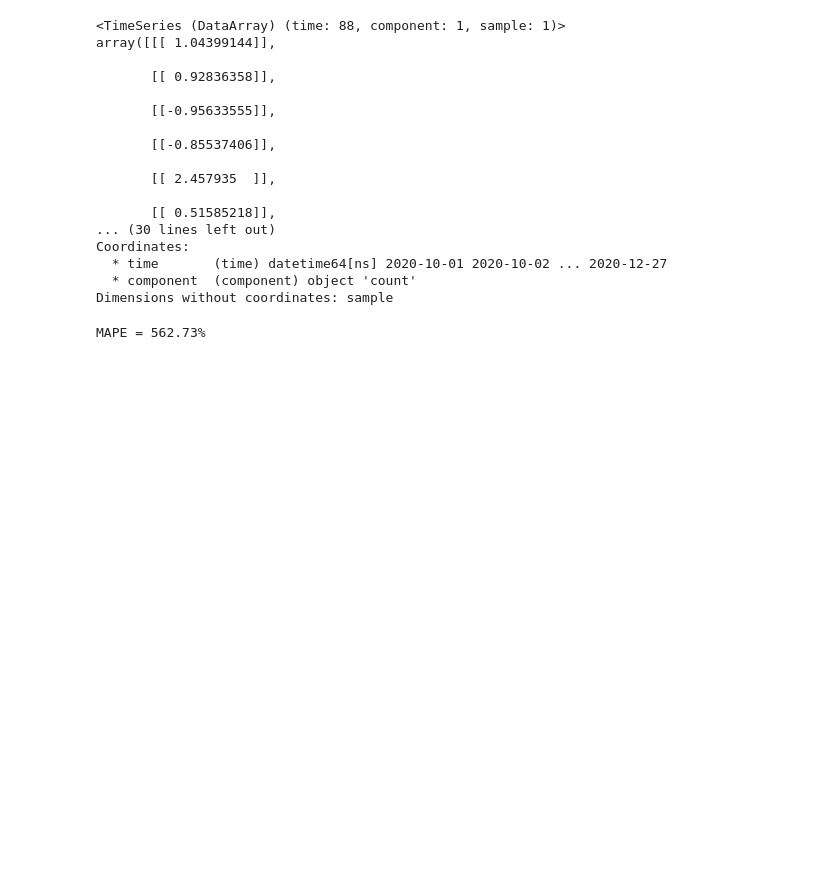
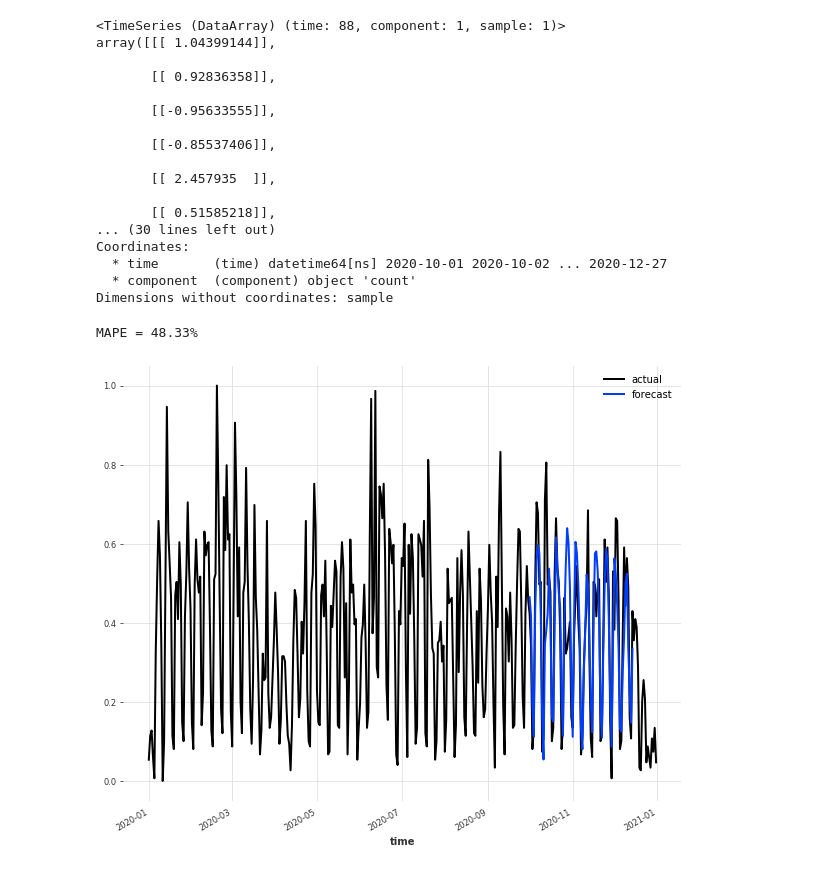
Before and after one commit to ShriShalini/Time-Series-Forecasting-Social-Media-activity-, a Jupyter notebook: extreme_loss.ipynb, the cells around one changed output. Cells and saved outputs as stored; diff of their text form; code cells hidden in the pictures; blank space fills up the shorter version.

```diff
--- a/extreme_loss.ipynb
+++ b/extreme_loss.ipynb
@@ -202,8 +279,8 @@ from darts.utils.timeseries_generation import gaussian_timeseries, linear_timese
 from darts.models import RNNModel, TCNModel, TransformerModel, NBEATSModel, BlockRNNModel
 from darts.metrics import mape, smape
 # %%
-model_ai = NBEATSModel(input_chunk_length=60, output_chunk_length=7, n_epochs=30, random_state=0,
-                                          loss_fn = try_mape,  )
+model_ai = NBEATSModel(input_chunk_length=60, output_chunk_length=7, n_epochs=100, random_state=0,
+                                          loss_fn = try_loss,  )
 model_ai.fit([train_tweet_count],val_series = [val_tweet_count], verbose=True)
 pred_ai = model_ai.predict(n=88, series = train_tweet_count )
 #pred_follower = model_ai_multiple.predict(n=36, series = train_follower )
@@ -242,16 +319,17 @@ Dimensions without coordinates: sample
 # %%
 pred_ai = model_ai.predict(n=75, series = train_tweet_count )
 #pred_follower = model_ai_multiple.predict(n=36, series = train_follower )
 error_tweet = mape(val_tweet_count[:75],pred_ai)
 #error_follower = mape(val_follower[:36],pred_follower)
 #print("this is the error for the tweet_count:",error_tweet )
-#series_ai_count.plot(label='actual')
+series_ai_count.plot(label='actual')
 #val_retweet.plot(label= 'validation')
-#plt.rcParams['figure.figsize'] = [10, 8]
-#pred_ai.plot(label='forecast')
-#fig1 = plt.gcf()
-#plt.legend();
-#fig1.savefig('forecast_75_days.png')
+plt.rcParams['figure.figsize'] = [10, 8]
+pred_ai.plot(label='forecast')
+fig1 = plt.gcf()
+plt.legend();
+fig1.savefig('forecast_75_days.png')
 print('MAPE = {:.2f}%'.format(mape(series_ai_count, pred_ai)))
 # %% [output]
-MAPE = 562.73%
+MAPE = 48.33%
+[figure, added]
```
Also changed, not shown: parts of 7 cells of this notebook.
